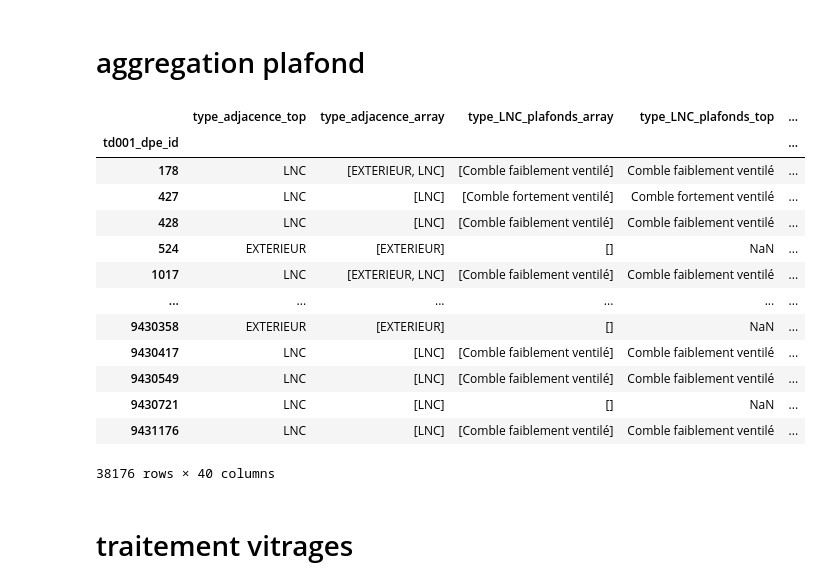
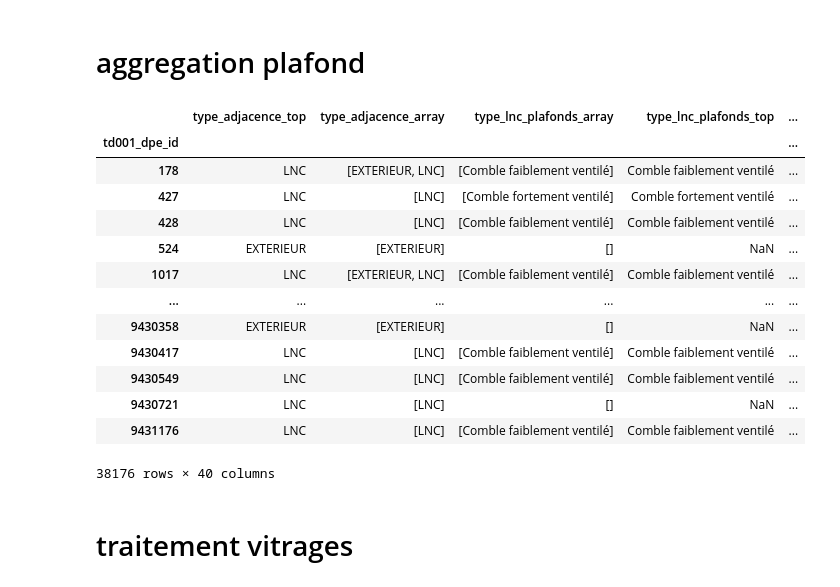
Before and after one commit to etalab/de-dpe-processing, a Jupyter notebook: data_processing_cstb/traitement_donnees_metier/dev.ipynb, the cells around one changed output. Saved outputs shown, nothing was run; the diff lists cells and outputs as text; code cells hidden in the pictures.

```diff
--- a/data_processing_cstb/traitement_donnees_metier/dev.ipynb
+++ b/data_processing_cstb/traitement_donnees_metier/dev.ipynb
@@ -743,9 +1346,9 @@ td007_pb = td007_pb.rename(columns={
 # %%
 td007_pb = td007_pb.rename(columns={
                                        'tv002_local_non_chauffe':'type_local_non_chauffe',
-                                       'coefficient_transmission_thermique_paroi':'U'})
+                                       'coefficient_transmission_thermique_paroi':'u'})
 concat = list()
-type_adjacence_top = agg_pond_top_freq(td007_pb, 'type_adjacence', 'surface_paroi_opaque_infer',
+type_adjacence_top = agg_pond_top_freq(td007_pb, 'type_adjacence', 'surf_paroi_opaque_infer',
                            'td001_dpe_id').to_frame(f'type_adjacence_top')
 
 type_adjacence_arr_agg = td007_pb.groupby('td001_dpe_id').type_adjacence.agg(lambda x:np.sort(x.dropna().unique()).tolist())
@@ -756,21 +1359,21 @@ concat.append(type_adjacence_top)
 concat.append(type_adjacence_arr_agg)
 
 type_local_non_chauffe_arr_agg = td007_pb.groupby('td001_dpe_id').type_local_non_chauffe.agg(lambda x:np.sort(x.dropna().unique()).tolist())
-type_local_non_chauffe_arr_agg = type_local_non_chauffe_arr_agg.to_frame('type_LNC_planchers_array')
-type_local_non_chauffe = agg_pond_top_freq(td007_pb, 'type_local_non_chauffe', 'surface_paroi_opaque_infer',
-                           'td001_dpe_id').to_frame(f'type_LNC_planchers_top')
+type_local_non_chauffe_arr_agg = type_local_non_chauffe_arr_agg.to_frame('type_lnc_planchers_array')
+type_local_non_chauffe = agg_pond_top_freq(td007_pb, 'type_local_non_chauffe', 'surf_paroi_opaque_infer',
+                           'td001_dpe_id').to_frame(f'type_lnc_planchers_top')
 
-pivot=td007_pb.pivot_table(index='td001_dpe_id',columns='type_adjacence',values='surface_paroi_opaque_infer',aggfunc='sum')
-pivot.columns = [f'surface_planchers_{col.lower()}' for col in pivot]
+pivot=td007_pb.pivot_table(index='td001_dpe_id',columns='type_adjacence',values='surf_paroi_opaque_infer',aggfunc='sum')
+pivot.columns = [f'surf_planchers_{col.lower()}' for col in pivot]
 
 concat.extend([type_local_non_chauffe_arr_agg,type_local_non_chauffe_agg_top,pivot])
 
 
-for var in ['meth_calc_U','U','epaisseur_isolation','resistance_thermique_isolation','isolation',
+for var in ['meth_calc_u','u','epaisseur_isolation','resistance_thermique_isolation','isolation',
             'annee_isole_uniforme_min','annee_isole_uniforme_max','materiaux_structure',
            ]:
 
-    var_agg = agg_pond_top_freq(td007_pb, var, 'surface_paroi_opaque_infer',
+    var_agg = agg_pond_top_freq(td007_pb, var, 'surf_paroi_opaque_infer',
                            'td001_dpe_id').to_frame(f'{var}_plancher_top')
     concat.append(var_agg)
 
@@ -778,11 +1381,11 @@ for var in ['meth_calc_U','U','epaisseur_isolation','resistance_thermique_isolat
 
 for type_adjacence_simple in ['EXTERIEUR','TP_VS','LNC','BAT_ADJ']:
     sel = td007_pb.loc[td007_pb.type_adjacence_simple ==type_adjacence_simple]
-    for var in ['meth_calc_U','U','epaisseur_isolation','resistance_thermique_isolation','isolation',
+    for var in ['meth_calc_u','u','epaisseur_isolation','resistance_thermique_isolation','isolation',
                 'annee_isole_uniforme_min','annee_isole_uniforme_max','materiaux_structure',
                ]:
 
-        var_agg = agg_pond_top_freq(sel, var, 'surface_paroi_opaque_infer',
+        var_agg = agg_pond_top_freq(sel, var, 'surf_paroi_opaque_infer',
                                'td001_dpe_id').to_frame(f'{var}_plancher_{type_adjacence_simple.lower()}_top')
         concat.append(var_agg)
 
@@ -952,9 +1555,9 @@ td007_ph.loc[is_adj, 'type_adjacence'] = 'BAT_ADJ'
 # %%
 td007_ph = td007_ph.rename(columns={
                                        'tv002_local_non_chauffe':'type_local_non_chauffe',
-                                       'coefficient_transmission_thermique_paroi':'U'})
+                                       'coefficient_transmission_thermique_paroi':'u'})
 concat = list()
-type_adjacence_top = agg_pond_top_freq(td007_ph, 'type_adjacence', 'surface_paroi_opaque_infer',
+type_adjacence_top = agg_pond_top_freq(td007_ph, 'type_adjacence', 'surf_paroi_opaque_infer',
                            'td001_dpe_id').to_frame(f'type_adjacence_top')
 
 type_adjacence_arr_agg = td007_ph.groupby('td001_dpe_id').type_adjacence.agg(lambda x:np.sort(x.dropna().unique()).tolist())
@@ -962,43 +1565,43 @@ type_adjacence_arr_agg = td007_ph.groupby('td001_dpe_id').type_adjacence.agg(lam
 type_adjacence_arr_agg.name = 'type_adjacence_array'
 
 concat.append(type_adjacence_top)
 concat.append(type_adjacence_arr_agg)
 
 type_local_non_chauffe_arr_agg = td007_ph.groupby('td001_dpe_id').type_local_non_chauffe.agg(lambda x:np.sort(x.dropna().unique()).tolist())
-type_local_non_chauffe_arr_agg = type_local_non_chauffe_arr_agg.to_frame('type_LNC_plafonds_array')
-type_local_non_chauffe_agg_top = agg_pond_top_freq(td007_ph, 'type_local_non_chauffe', 'surface_paroi_opaque_infer',
-                           'td001_dpe_id').to_frame(f'type_LNC_plafonds_top')
+type_local_non_chauffe_arr_agg = type_local_non_chauffe_arr_agg.to_frame('type_lnc_plafonds_array')
+type_local_non_chauffe_agg_top = agg_pond_top_freq(td007_ph, 'type_local_non_chauffe', 'surf_paroi_opaque_infer',
+                           'td001_dpe_id').to_frame(f'type_lnc_plafonds_top')
 
-pivot=td007_ph.pivot_table(index='td001_dpe_id',columns='type_adjacence',values='surface_paroi_opaque_infer',aggfunc='sum')
-pivot.columns = [f'surface_plafonds_{col.lower()}' for col in pivot]
+pivot=td007_ph.pivot_table(index='td001_dpe_id',columns='type_adjacence',values='surf_paroi_opaque_infer',aggfunc='sum')
+pivot.columns = [f'surf_plafonds_{col.lower()}' for col in pivot]
 concat.extend([type_local_non_chauffe_arr_agg,type_local_non_chauffe_agg_top,pivot])
 
-for var in ['meth_calc_U','U','epaisseur_isolation','resistance_thermique_isolation','isolation',
+for var in ['meth_calc_u','u','epaisseur_isolation','resistance_thermique_isolation','isolation',
             'annee_isole_uniforme_min','annee_isole_uniforme_max','materiaux_structure',
            ]:
 
-    var_agg = agg_pond_top_freq(td007_ph, var, 'surface_paroi_opaque_infer',
+    var_agg = agg_pond_top_freq(td007_ph, var, 'surf_paroi_opaque_infer',
                            'td001_dpe_id').to_frame(f'{var}_plafonds_top')
     concat.append(var_agg)
 
 
 for type_adjacence in ['EXTERIEUR','LNC','BAT_ADJ']:
     sel = td007_ph.loc[td007_ph.type_adjacence ==type_adjacence]
-    for var in ['meth_calc_U','U','epaisseur_isolation','resistance_thermique_isolation','isolation',
+    for var in ['meth_calc_u','u','epaisseur_isolation','resistance_thermique_isolation','isolation',
                 'annee_isole_uniforme_min','annee_isole_uniforme_max','materiaux_structure',
                ]:
 
-        var_agg = agg_pond_top_freq(sel, var, 'surface_paroi_opaque_infer',
+        var_agg = agg_pond_top_freq(sel, var, 'surf_paroi_opaque_infer',
                                'td001_dpe_id').to_frame(f'{var}_plafonds_{type_adjacence.lower()}_top')
         concat.append(var_agg)
 
 
 
 td007_ph_agg = pd.concat(concat,axis=1)
 td007_ph_agg.index.name = 'td001_dpe_id'
 td007_ph_agg
 # %% [output]
-|  | type_adjacence_top | type_adjacence_array | type_LNC_plafonds_array | type_LNC_plafonds_top | ... |
+|  | type_adjacence_top | type_adjacence_array | type_lnc_plafonds_array | type_lnc_plafonds_top | ... |
 | td001_dpe_id |  |  |  |  | ... |
 | 178 | LNC | [EXTERIEUR, LNC] | [Comble faiblement ventilé] | Comble faiblement ventilé | ... |
 | 427 | LNC | [LNC] | [Comble fortement ventilé] | Comble fortement ventilé | ... |
```
Also changed, not shown: parts of 72 cells of this notebook, 8 other files.
